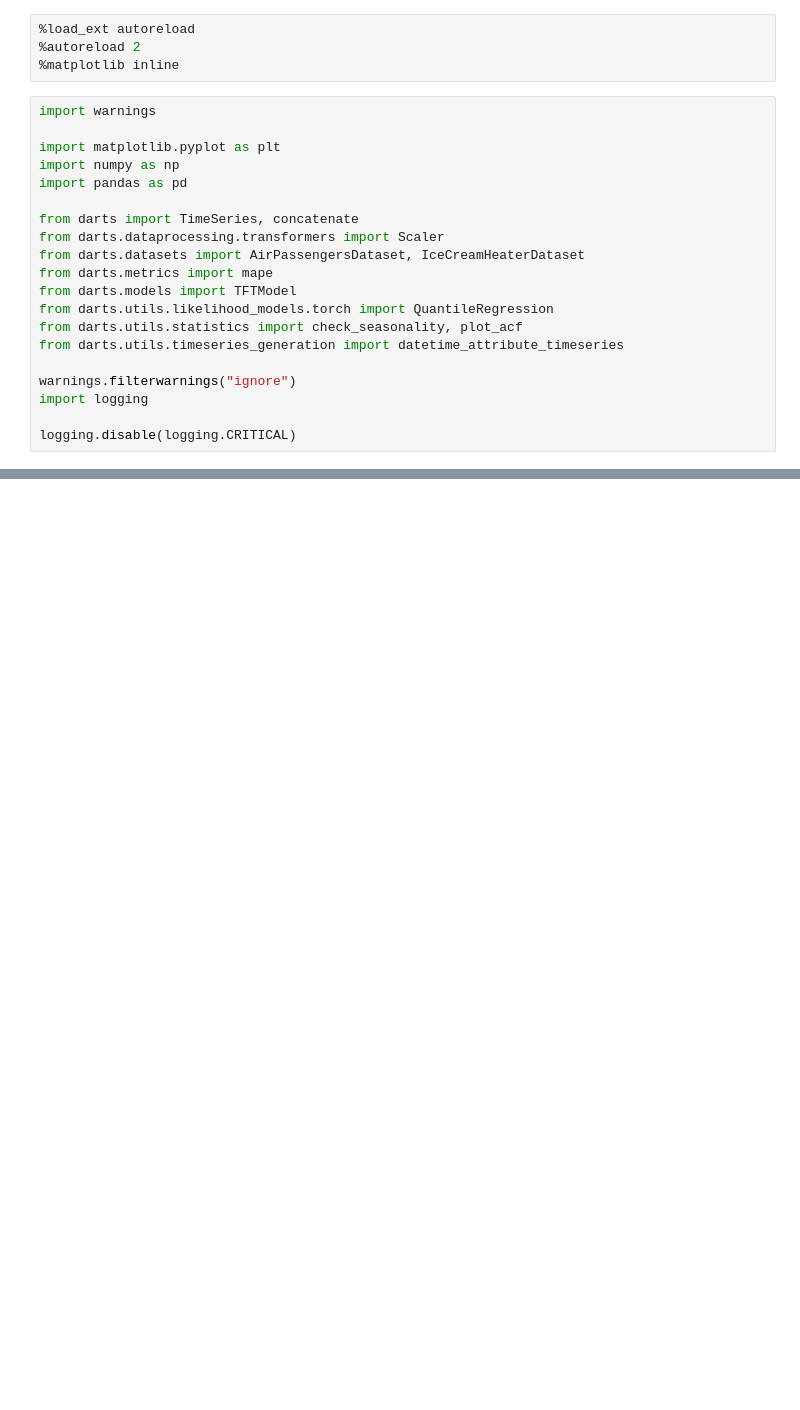
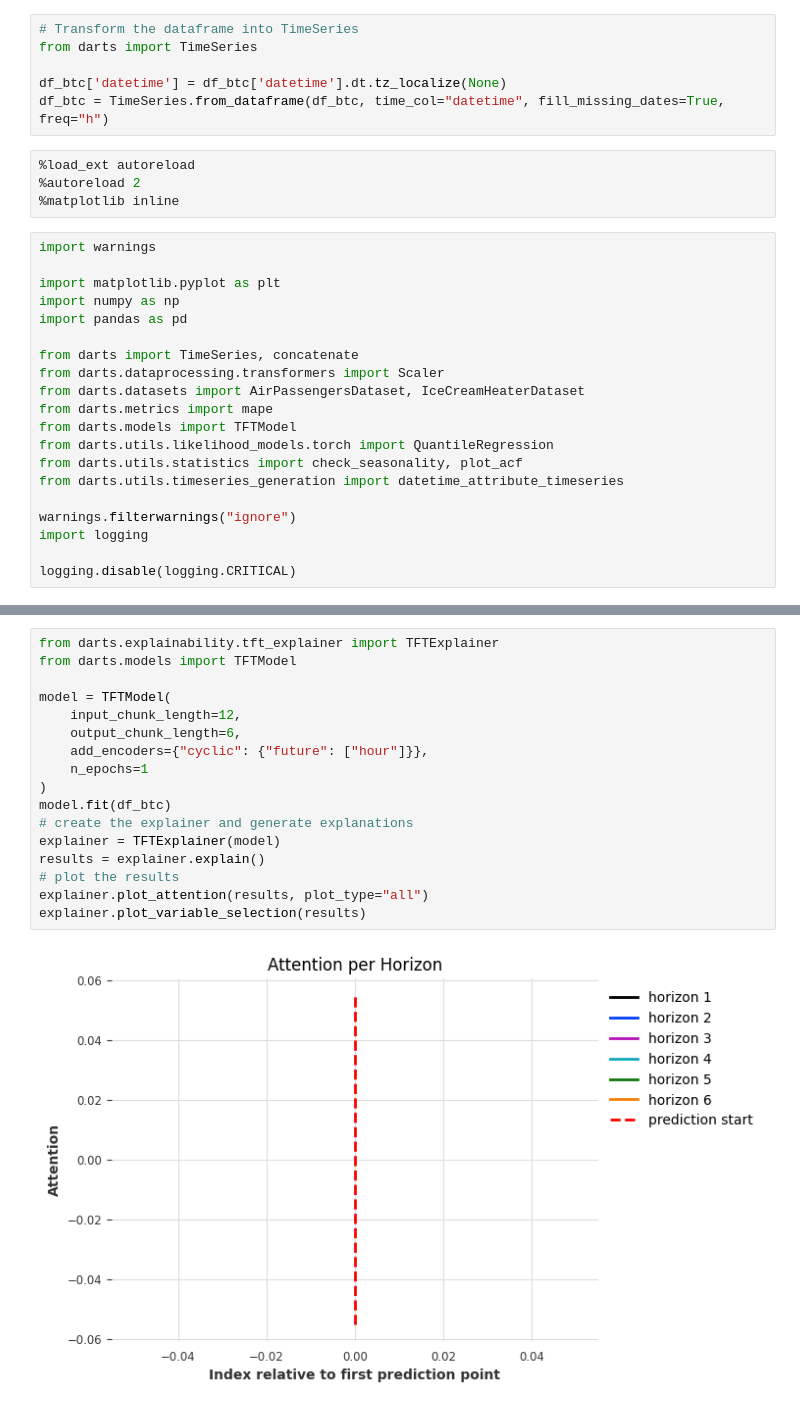
Before and after one commit to Angelaa6/Statapp, a Jupyter notebook: Darts.ipynb, the cells around one changed output, grey strips where cells are left out. Drawn from its saved outputs; the diff is of its cells as text; blank space fills up the shorter version.

```diff
--- a/Darts.ipynb
+++ b/Darts.ipynb
@@ -106,3 +99,9 @@ Number of series components (13) is larger than the maximum number of components
+# %%
+# Transform the dataframe into TimeSeries
+from darts import TimeSeries
+
+df_btc['datetime'] = df_btc['datetime'].dt.tz_localize(None)
+df_btc = TimeSeries.from_dataframe(df_btc, time_col="datetime", fill_missing_dates=True, freq="h")
 # %%
 %load_ext autoreload
 %autoreload 2
@@ -132,0 +300,19 @@ NameError: name 'args' is not defined
+# %%
+from darts.explainability.tft_explainer import TFTExplainer
+from darts.models import TFTModel
+
+model = TFTModel(
+    input_chunk_length=12,
+    output_chunk_length=6,
+    add_encoders={"cyclic": {"future": ["hour"]}},
+    n_epochs=1
+)
+model.fit(df_btc)
+# create the explainer and generate explanations
+explainer = TFTExplainer(model)
+results = explainer.explain()
+# plot the results
+explainer.plot_attention(results, plot_type="all")
+explainer.plot_variable_selection(results)
+# %% [output]
+[figure, added]
```
Also changed, not shown: parts of 17 cells of this notebook.
